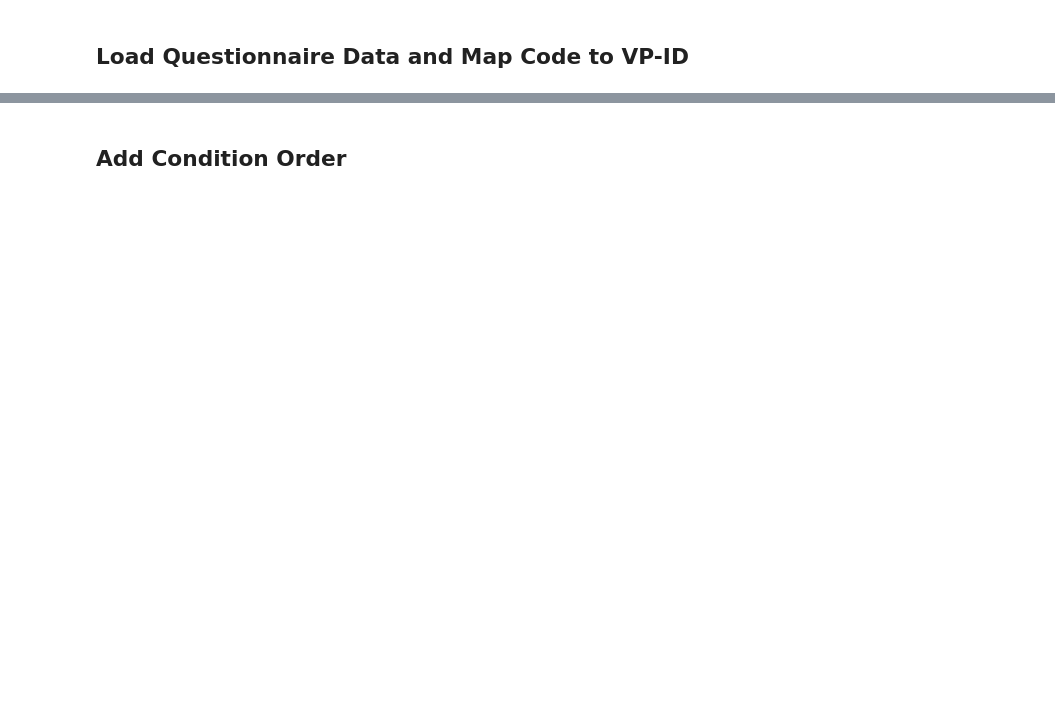
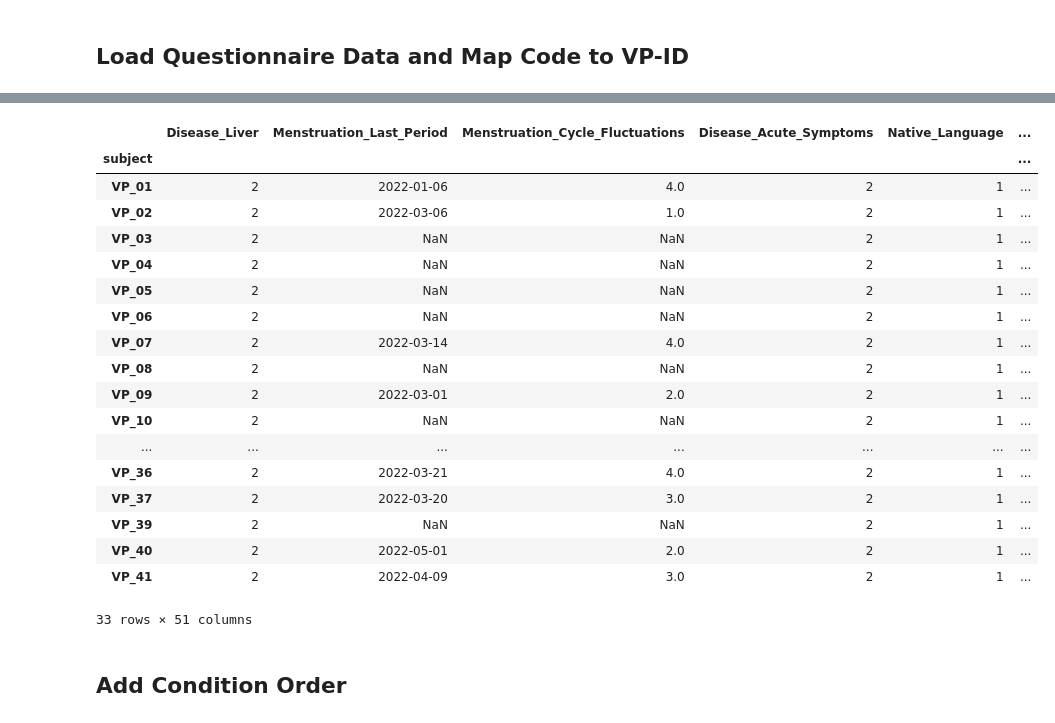
Before and after one commit to empkins/empkins-d03-preprocessing, a Jupyter notebook: experiments/2022_05_macro/unipark/Questionnaire_Data_Merge.ipynb, the cells around one changed output, grey strips where cells are left out. Saved outputs shown, nothing was run; the diff lists cells and outputs as text; code cells hidden in the pictures; blank space fills up the shorter version.

```diff
--- a/experiments/2022_05_macro/unipark/Questionnaire_Data_Merge.ipynb
+++ b/experiments/2022_05_macro/unipark/Questionnaire_Data_Merge.ipynb
@@ -56,0 +117,5 @@ quest_data.head()
+# %%
+# load renaming json
+renaming_dict = json.load(Path("renaming.json").open(encoding="utf-8"))
+
+renaming_dict
@@ -56,0 +140,9 @@ quest_data.head()
+# %%
+quest_data = quest_data.rename(renaming_dict, axis=1)
+
+# get only columns that  are in renaming dict and in the quest_data
+columns = list(set(list(renaming_dict.values())) & set(quest_data.columns))
+
+quest_data_filtered = quest_data[columns]
+
+quest_data_filtered.head()
@@ -57,3 +158,29 @@ quest_data.head()
+# %%
+# replace all missing values
+quest_data_filtered = quest_data_filtered.replace("-66", np.nan)
+quest_data_filtered = quest_data_filtered.replace(-77, np.nan)
+# %%
+quest_data_filtered
+# %% [output]
+|  | Disease_Liver | Menstruation_Last_Period | Menstruation_Cycle_Fluctuations | Disease_Acute_Symptoms | Native_Language | ... |
+| subject |  |  |  |  |  | ... |
+| VP_01 | 2 | 2022-01-06 | 4.0 | 2 | 1 | ... |
+| VP_02 | 2 | 2022-03-06 | 1.0 | 2 | 1 | ... |
+| VP_03 | 2 | NaN | NaN | 2 | 1 | ... |
+| VP_04 | 2 | NaN | NaN | 2 | 1 | ... |
+| VP_05 | 2 | NaN | NaN | 2 | 1 | ... |
+| VP_06 | 2 | NaN | NaN | 2 | 1 | ... |
+| VP_07 | 2 | 2022-03-14 | 4.0 | 2 | 1 | ... |
+| VP_08 | 2 | NaN | NaN | 2 | 1 | ... |
+| VP_09 | 2 | 2022-03-01 | 2.0 | 2 | 1 | ... |
+| VP_10 | 2 | NaN | NaN | 2 | 1 | ... |
+| ... | ... | ... | ... | ... | ... | ... |
+| VP_36 | 2 | 2022-03-21 | 4.0 | 2 | 1 | ... |
+| VP_37 | 2 | 2022-03-20 | 3.0 | 2 | 1 | ... |
+| VP_39 | 2 | NaN | NaN | 2 | 1 | ... |
+| VP_40 | 2 | 2022-05-01 | 2.0 | 2 | 1 | ... |
+| VP_41 | 2 | 2022-04-09 | 3.0 | 2 | 1 | ... |
+33 rows × 51 columns
 # %% [markdown]
 ## Add Condition Order
 # %%
```
Also changed, not shown: parts of 16 cells of this notebook.
